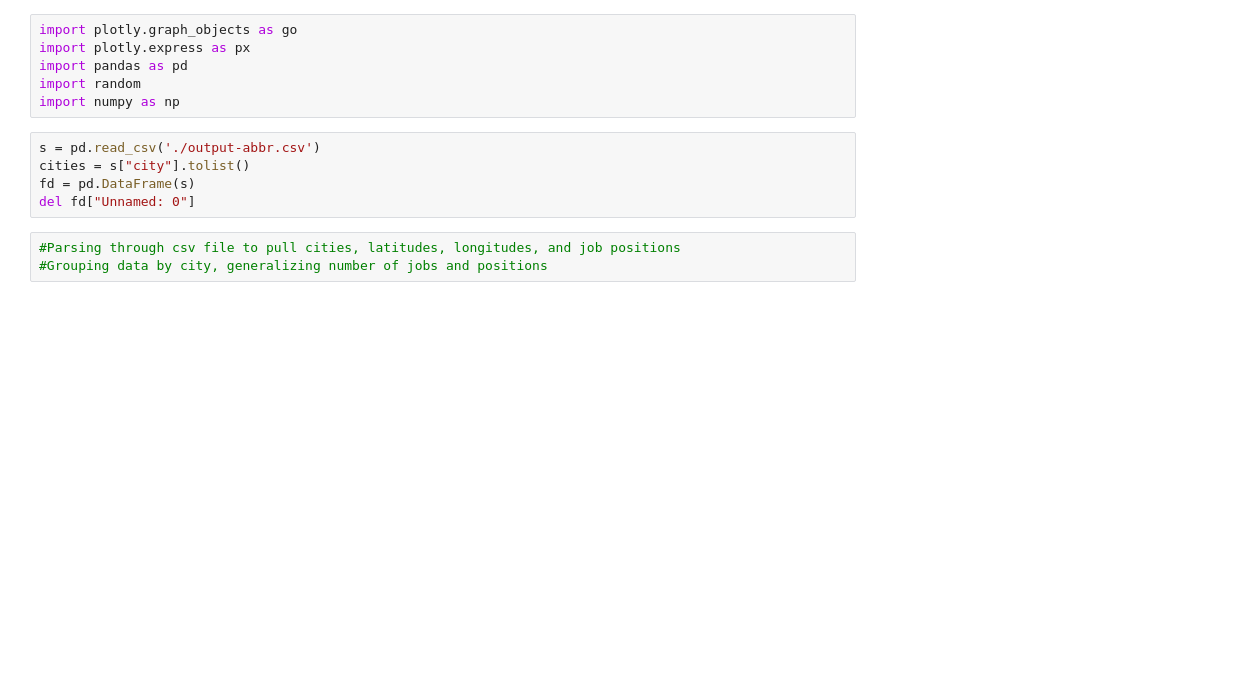
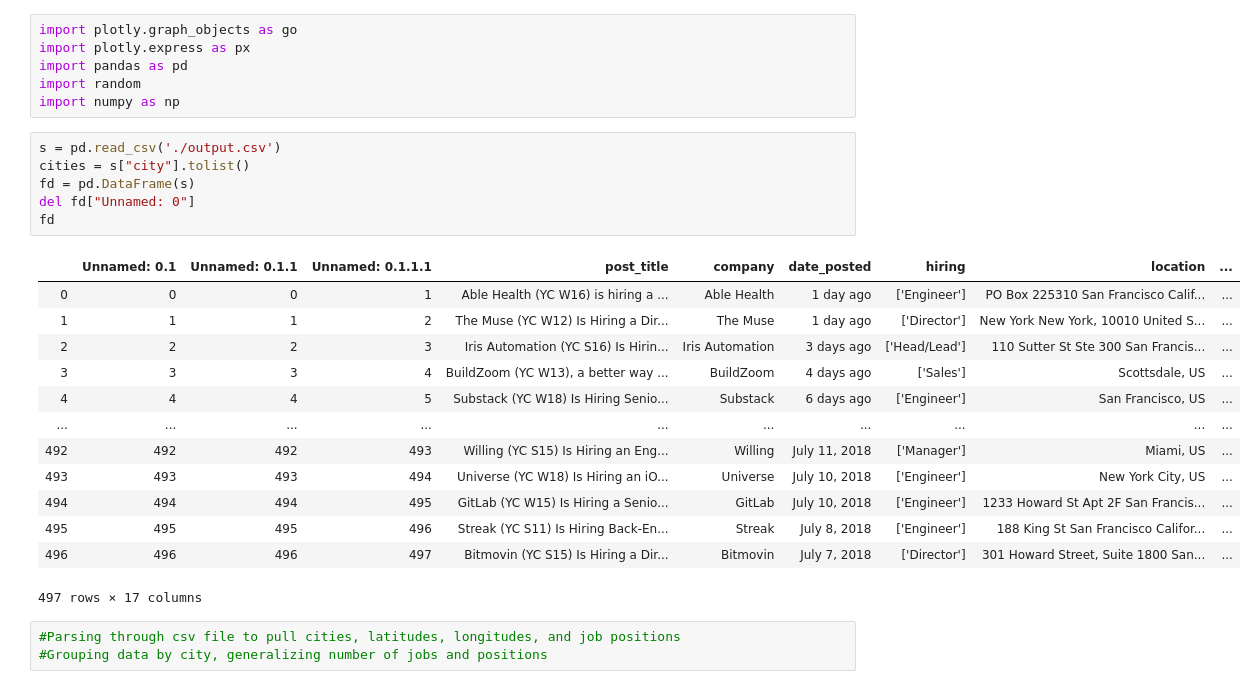
Before and after one commit to arshmalhotra/YC-Job-Aggregator, a Jupyter notebook: Generalized Map.ipynb, the cells around one changed output. Cells and saved outputs as stored; diff of their text form; blank space fills up the shorter version.

```diff
--- a/Generalized Map.ipynb
+++ b/Generalized Map.ipynb
@@ -5,10 +5,25 @@ import pandas as pd
 import random
 import numpy as np
 # %%
-s = pd.read_csv('./output-abbr.csv')
+s = pd.read_csv('./output.csv')
 cities = s["city"].tolist()
 fd = pd.DataFrame(s)
 del fd["Unnamed: 0"]
+fd
+# %% [output]
+|  | Unnamed: 0.1 | Unnamed: 0.1.1 | Unnamed: 0.1.1.1 | post_title | company | date_posted | hiring | location | ... |
+| 0 | 0 | 0 | 1 | Able Health (YC W16) is hiring a ... | Able Health | 1 day ago | ['Engineer'] | PO Box 225310 San Francisco Calif... | ... |
+| 1 | 1 | 1 | 2 | The Muse (YC W12) Is Hiring a Dir... | The Muse | 1 day ago | ['Director'] | New York New York, 10010 United S... | ... |
+| 2 | 2 | 2 | 3 | Iris Automation (YC S16) Is Hirin... | Iris Automation | 3 days ago | ['Head/Lead'] | 110 Sutter St Ste 300 San Francis... | ... |
+| 3 | 3 | 3 | 4 | BuildZoom (YC W13), a better way ... | BuildZoom | 4 days ago | ['Sales'] | Scottsdale, US | ... |
+| 4 | 4 | 4 | 5 | Substack (YC W18) Is Hiring Senio... | Substack | 6 days ago | ['Engineer'] | San Francisco, US | ... |
+| ... | ... | ... | ... | ... | ... | ... | ... | ... | ... |
+| 492 | 492 | 492 | 493 | Willing (YC S15) Is Hiring an Eng... | Willing | July 11, 2018 | ['Manager'] | Miami, US | ... |
+| 493 | 493 | 493 | 494 | Universe (YC W18) Is Hiring an iO... | Universe | July 10, 2018 | ['Engineer'] | New York City, US | ... |
+| 494 | 494 | 494 | 495 | GitLab (YC W15) Is Hiring a Senio... | GitLab | July 10, 2018 | ['Engineer'] | 1233 Howard St Apt 2F San Francis... | ... |
+| 495 | 495 | 495 | 496 | Streak (YC S11) Is Hiring Back-En... | Streak | July 8, 2018 | ['Engineer'] | 188 King St San Francisco Califor... | ... |
+| 496 | 496 | 496 | 497 | Bitmovin (YC S15) Is Hiring a Dir... | Bitmovin | July 7, 2018 | ['Director'] | 301 Howard Street, Suite 1800 San... | ... |
+497 rows × 17 columns
 # %%
 #Parsing through csv file to pull cities, latitudes, longitudes, and job positions
 #Grouping data by city, generalizing number of jobs and positions
```
Also changed, not shown: parts of 1 cell of this notebook.
